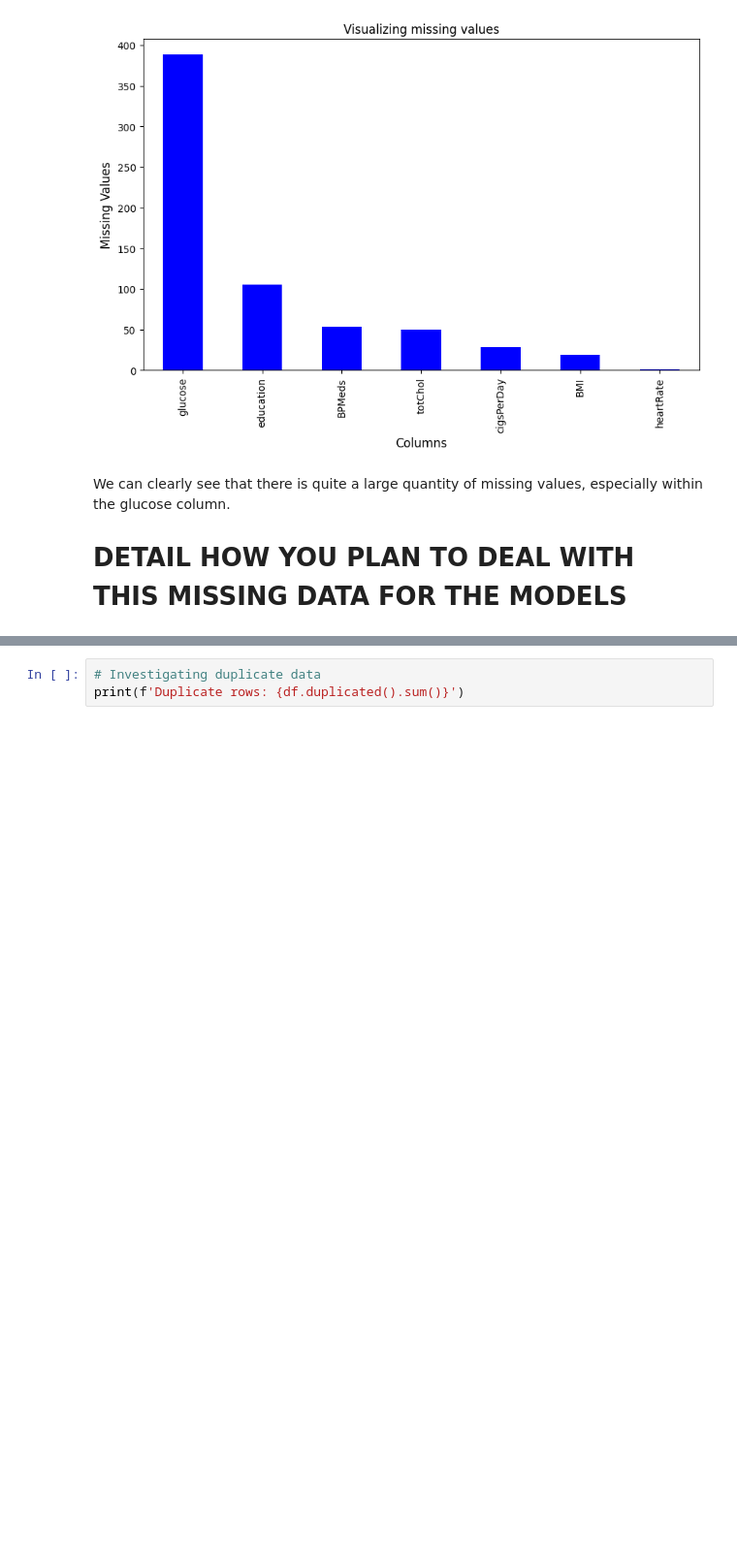
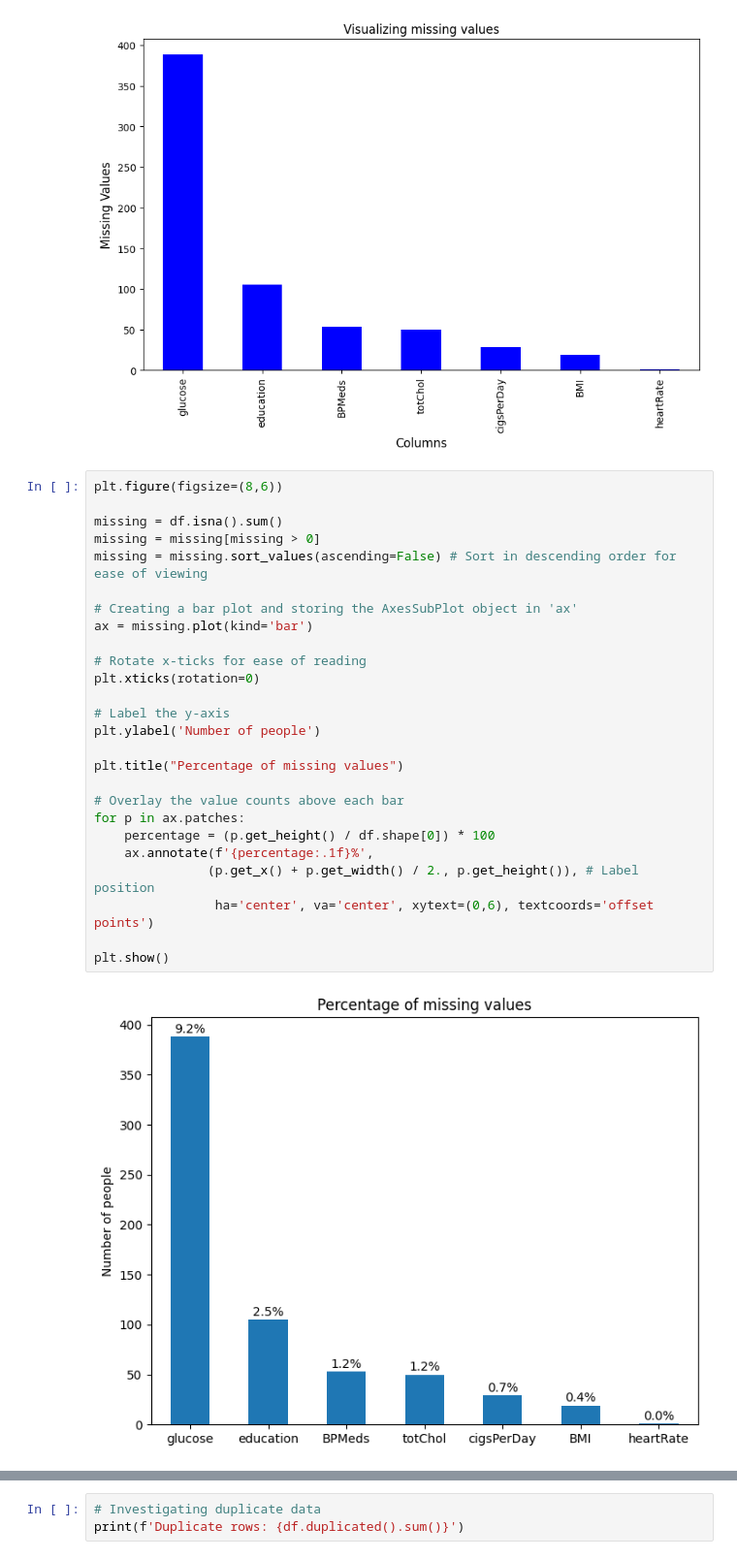
Before and after one commit to SmiffBarney/Heart-Disease-Analysis, a Jupyter notebook: notebooks/0_main_eda.ipynb, the cells around one changed output, grey strips where cells are left out. Shown at 97% size. Saved outputs shown, nothing was run; the diff lists cells and outputs as text; blank space fills up the shorter version.

```diff
--- a/notebooks/0_main_eda.ipynb
+++ b/notebooks/0_main_eda.ipynb
@@ -74,6 +74,31 @@ plt.title('Visualizing missing values')
 plt.show()
 # %% [output]
 [figure]
-# %% [markdown]
-We can clearly see that there is quite a large quantity of missing values, especially within the glucose column.
-# DETAIL HOW YOU PLAN TO DEAL WITH THIS MISSING DATA FOR THE MODELS
+# %%
+plt.figure(figsize=(8,6))
+
+missing = df.isna().sum()
+missing = missing[missing > 0]
+missing = missing.sort_values(ascending=False) # Sort in descending order for ease of viewing
+
+# Creating a bar plot and storing the AxesSubPlot object in 'ax'
+ax = missing.plot(kind='bar')
+
+# Rotate x-ticks for ease of reading
+plt.xticks(rotation=0)
+
+# Label the y-axis
+plt.ylabel('Number of people')
+
+plt.title("Percentage of missing values")
+
+# Overlay the value counts above each bar
+for p in ax.patches:
+    percentage = (p.get_height() / df.shape[0]) * 100
+    ax.annotate(f'{percentage:.1f}%',
+               (p.get_x() + p.get_width() / 2., p.get_height()), # Label position
+                ha='center', va='center', xytext=(0,6), textcoords='offset points')
+
+plt.show()
+# %% [output]
+[figure, added]
```
Also changed, not shown: parts of 25 cells of this notebook, 14 other files.
